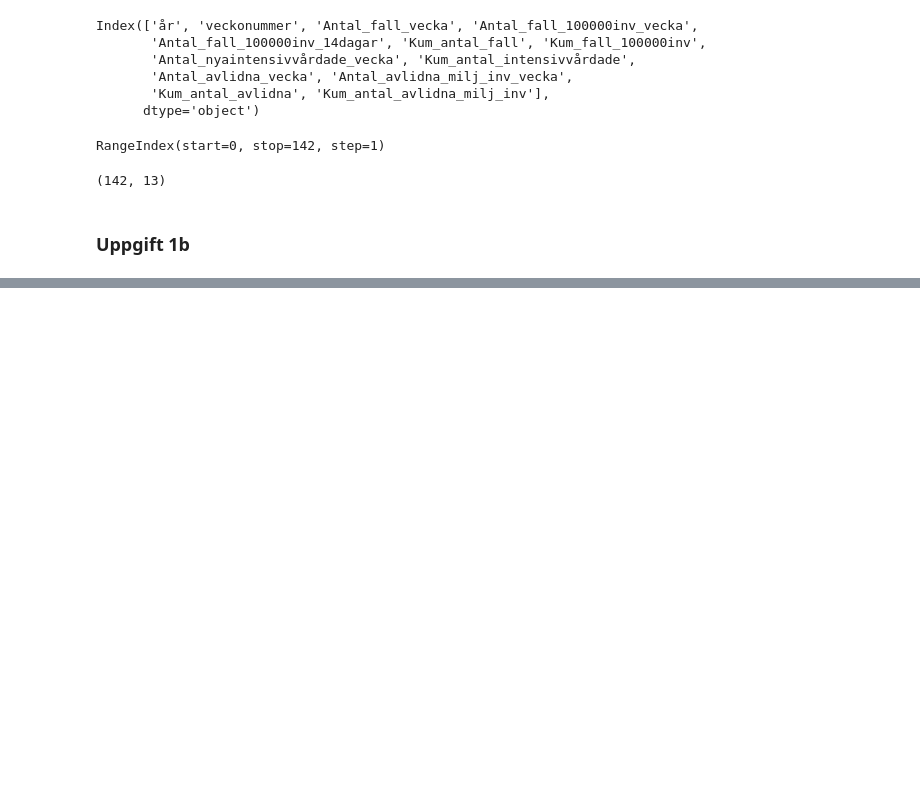
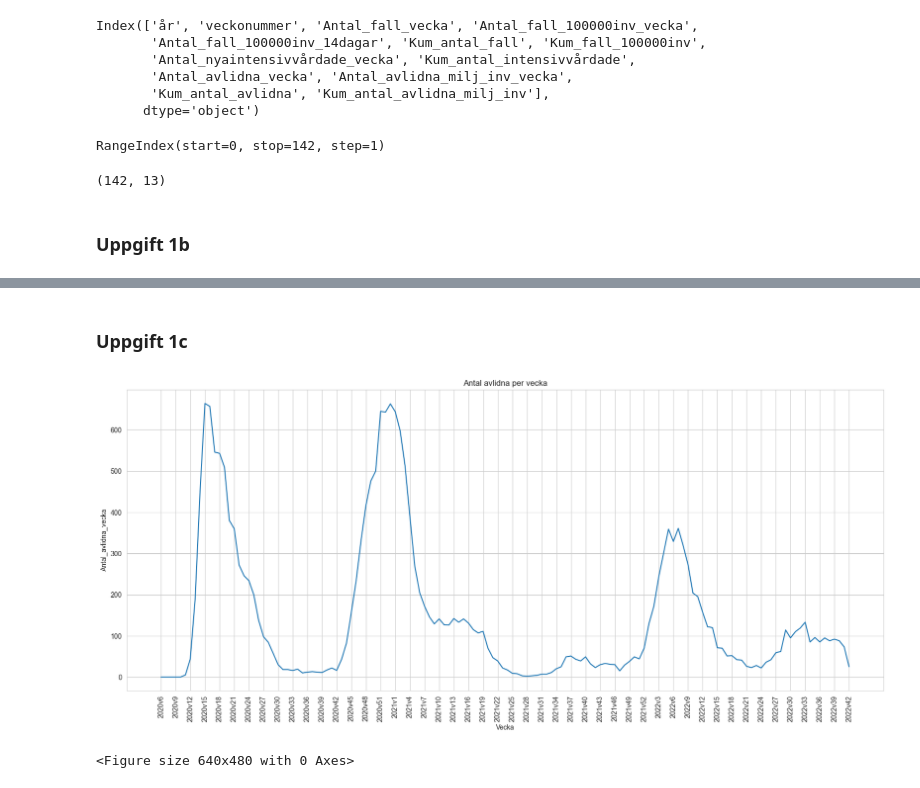
Before and after one commit to eliaselhaddad/Databehandling-Elias-El-Haddad, a Jupyter notebook: Labb_4/Labb_4.ipynb, the cells around one changed output, grey strips where cells are left out. Saved outputs shown, nothing was run; the diff lists cells and outputs as text; code cells hidden in the pictures; blank space fills up the shorter version.

```diff
--- a/Labb_4/Labb_4.ipynb
+++ b/Labb_4/Labb_4.ipynb
@@ -122,0 +116,18 @@ df.head()
+# %% [markdown]
+### Uppgift 1c
+# %%
+fig = px.line(df, x="Vecka", y="Antal_avlidna_vecka", title="Antal avlidna per vecka")
+fig.show()
+
+sns.set_style("whitegrid")
+plt.figure(figsize=(20, 8))
+# set ticks so that "Vecka" would be readable
+plt.xticks(np.arange(0, 142, 3), rotation = 90) # array from 0 to 141, because len(df["Vecka"]) = 142
+sns.lineplot(data=df, x="Vecka", y="Antal_avlidna_vecka")
+plt.title("Antal avlidna per vecka")
+plt.show()
+
+# plt.savefig("Antal_avlidna_per_vecka.png")
+# %% [output]
+[figure, added]
+<Figure size 640x480 with 0 Axes>
```
Also changed, not shown: parts of 1 cell of this notebook.
